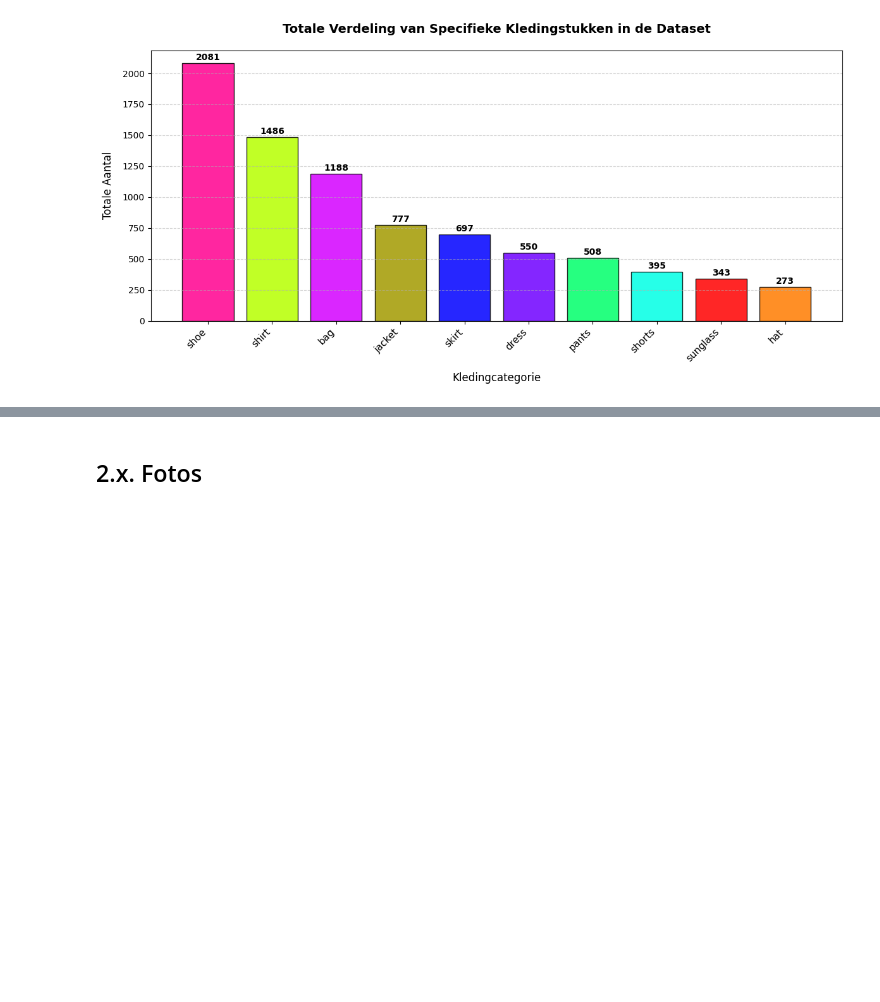
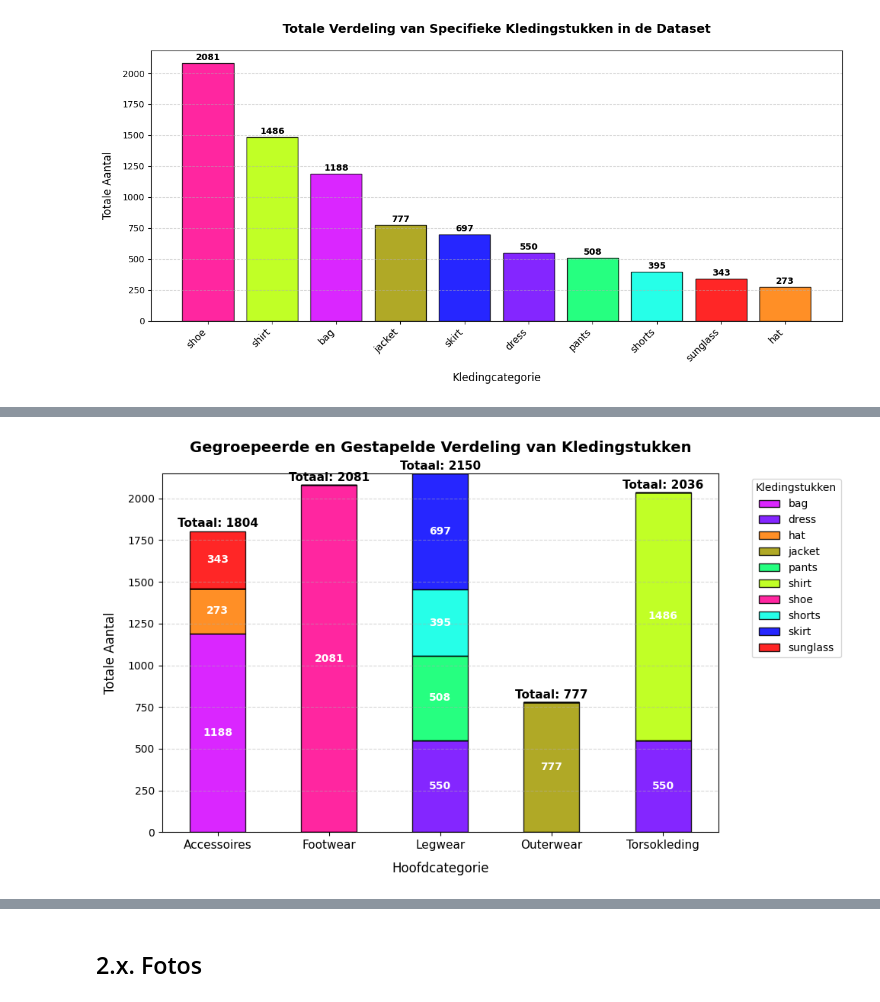
Before and after one commit to 24020338/Deep-Learning-3, a Jupyter notebook: Deep Learning Opdracht 3 Notebook.ipynb, the cells around one changed output, grey strips where cells are left out. Drawn from its saved outputs; the diff is of its cells as text; code cells hidden in the pictures; blank space fills up the shorter version.

```diff
--- a/Deep Learning Opdracht 3 Notebook.ipynb
+++ b/Deep Learning Opdracht 3 Notebook.ipynb
@@ -384,0 +370,81 @@ analyse
+# %%
+
+
+# 1. Maak de mapping (zonder duplicaten)
+hoofdgroepen_mapping = {
+    'pants': 'Legwear',
+    'shorts': 'Legwear',
+    'skirt': 'Legwear',
+    'shirt': 'Torsokleding',
+    'bag': 'Accessoires',
+    'sunglass': 'Accessoires',
+    'hat': 'Accessoires',
+    'shoe': 'Footwear',
+    'jacket': 'Outerwear'
+}
+
+# 2. Maak een kopie van de data voor de plot om je originele train_df niet te vervuilen
+plot_df = train_df.copy()
+
+# Pas de standaard mapping toe (dress valt hier nu nog buiten en wordt 'Overig')
+plot_df['hoofdgroep'] = plot_df['class_name'].map(hoofdgroepen_mapping).fillna('Overig')
+
+# 3. SPLIT DE JURKEN: Pak alle jurken eruit
+dresses = plot_df[plot_df['class_name'] == 'dress'].copy()
+
+if not dresses.empty:
+    # Maak één set jurken voor Torsokleding
+    dresses_torso = dresses.copy()
+    dresses_torso['hoofdgroep'] = 'Torsokleding'
+
+    # Maak één set jurken voor Legwear
+    dresses_legwear = dresses.copy()
+    dresses_legwear['hoofdgroep'] = 'Legwear'
+
+    # Verwijder de originele 'dress' rijen uit plot_df (die stonden op 'Overig')
+    plot_df = plot_df[plot_df['class_name'] != 'dress']
+
+    # Voeg de twee nieuwe gesplitste groepen toe aan de plot data
+    plot_df = pd.concat([plot_df, dresses_torso, dresses_legwear], ignore_index=True)
+
+
+# 4. Maak de kruistabel (exact zoals je al had)
+grouped_data = pd.crosstab(plot_df['hoofdgroep'], plot_df['class_name'])
+
+# Zorg dat de kleuren kloppen
+current_columns = grouped_data.columns
+plot_colors = [clothing_colors.get(name, "#333333") for name in current_columns]
+
+# 5. Het plotten (exact jouw code, maar nu met de gesplitste 'dress')
+fig, ax = plt.subplots(figsize=(10, 6))
+grouped_data.plot(kind='bar', stacked=True, color=plot_colors, edgecolor='black', alpha=0.85, ax=ax)
+
+for p in ax.patches:
+    width, height = p.get_width(), p.get_height()
+    x, y = p.get_xy()
+    if height > 0:
+        ax.text(
+            x + width/2,
+            y + height/2,
+            f'{int(height)}',
+            ha='center',
+            va='center',
+            fontsize=10,
+            weight='bold',
+            color='white'
+        )
+
+for i, total in enumerate(grouped_data.sum(axis=1)):
+    ax.text(i, total + 10, f'Totaal: {int(total)}', ha='center', va='bottom', weight='bold', fontsize=11)
+
+plt.title('Gegroepeerde en Gestapelde Verdeling van Kledingstukken', fontsize=14, pad=20, weight='bold')
+plt.xlabel('Hoofdcategorie', fontsize=12, labelpad=10)
+plt.ylabel('Totale Aantal', fontsize=12, labelpad=10)
+plt.xticks(rotation=0, fontsize=11)
+plt.grid(axis='y', linestyle='--', alpha=0.5)
+plt.legend(title="Kledingstukken", bbox_to_anchor=(1.05, 1), loc='upper left')
+
+plt.tight_layout()
+plt.show()
+# %% [output]
+[figure, added]
```
Also changed, not shown: parts of 18 cells of this notebook, 3 other files.
